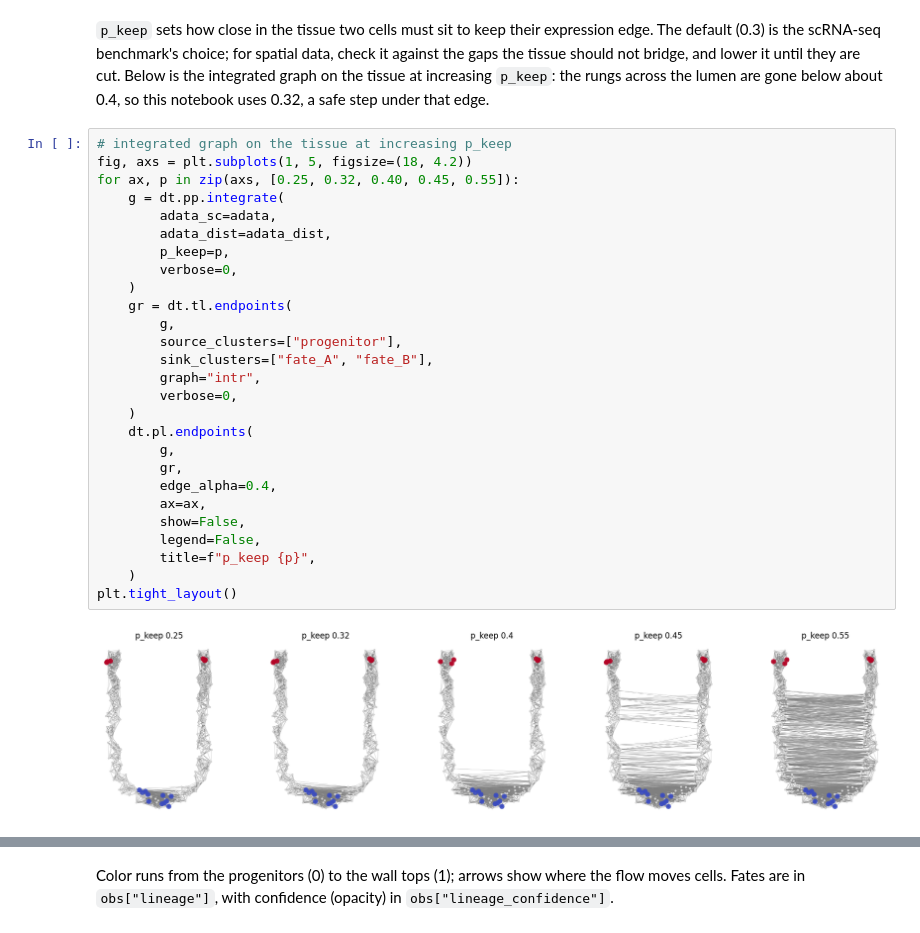
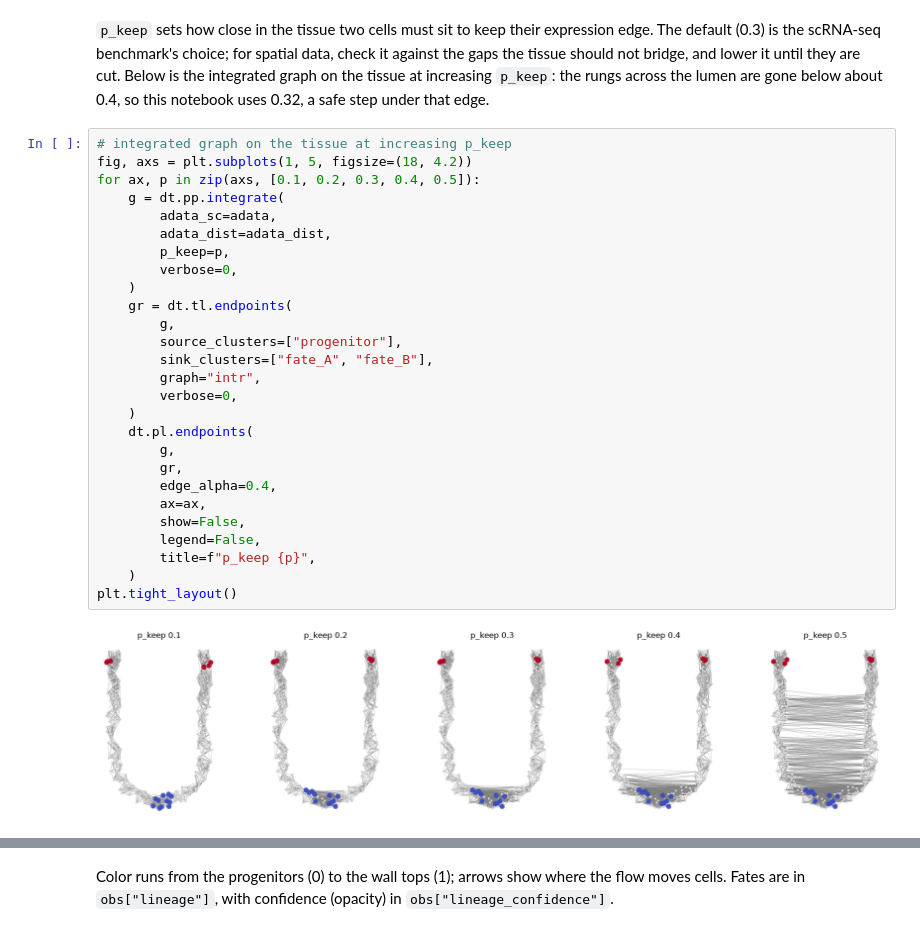
Before and after one commit to ajpiy/deltatrace, a Jupyter notebook: examples/quickstart.ipynb, the cells around one changed output, grey strips where cells are left out. Saved outputs shown, nothing was run; the diff lists cells and outputs as text.

```diff
--- a/examples/quickstart.ipynb
+++ b/examples/quickstart.ipynb
@@ -51,32 +54,32 @@ step under that edge.
 # %%
 # integrated graph on the tissue at increasing p_keep
 fig, axs = plt.subplots(1, 5, figsize=(18, 4.2))
-for ax, p in zip(axs, [0.25, 0.32, 0.40, 0.45, 0.55]):
+for ax, p in zip(axs, [0.1, 0.2, 0.3, 0.4, 0.5]):
     g = dt.pp.integrate(
         adata_sc=adata,
         adata_dist=adata_dist,
         p_keep=p,
         verbose=0,
     )
     gr = dt.tl.endpoints(
         g,
         source_clusters=["progenitor"],
         sink_clusters=["fate_A", "fate_B"],
         graph="intr",
         verbose=0,
     )
     dt.pl.endpoints(
         g,
         gr,
         edge_alpha=0.4,
         ax=ax,
         show=False,
         legend=False,
         title=f"p_keep {p}",
     )
 plt.tight_layout()
 # %% [output]
-[figure, old version]
+[figure, new version]
 # %%
 ad = dt.pp.integrate(
     adata_sc=adata,
```
Also changed, not shown: parts of 11 cells of this notebook.
